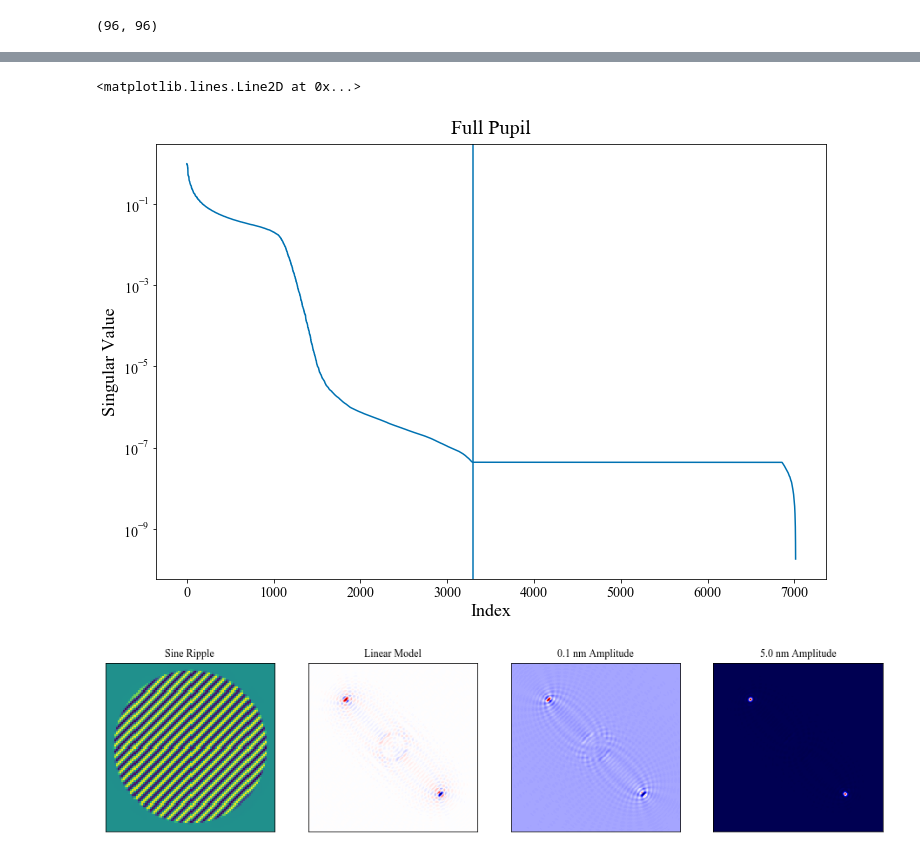
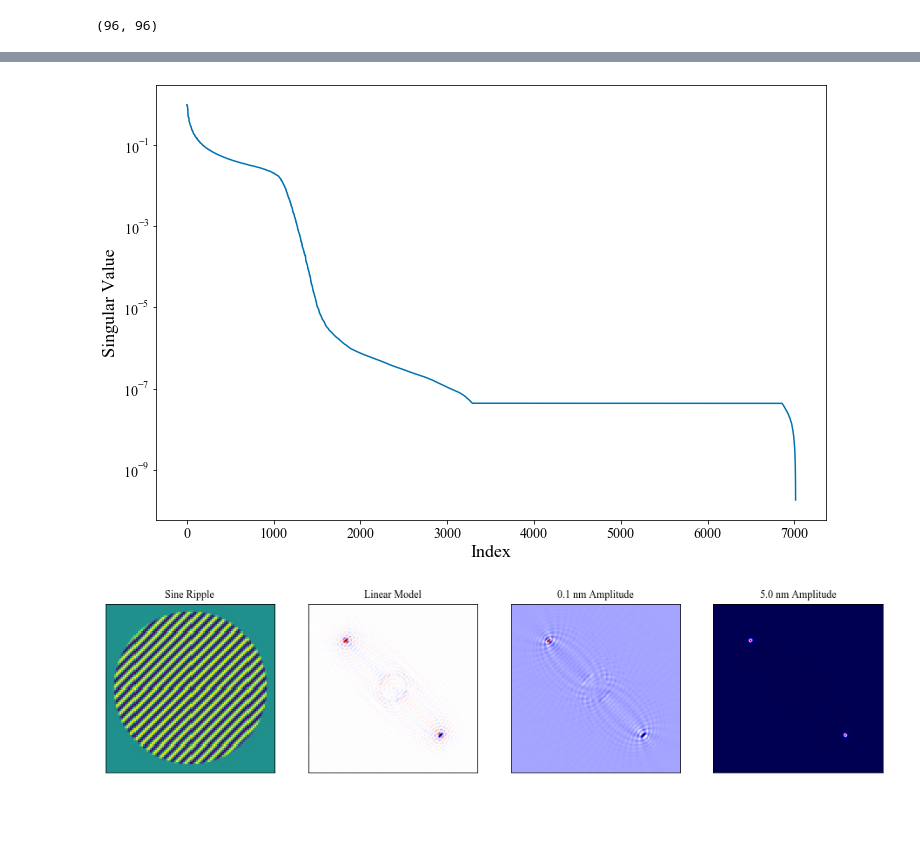
Before and after one commit to LouisDesdoigts/morphine, a Jupyter notebook: notebooks/morphine_coronagraph.ipynb, the cells around one changed output, grey strips where cells are left out. Drawn from its saved outputs; the diff is of its cells as text; code cells hidden in the pictures; blank space fills up the shorter version.

```diff
--- a/notebooks/morphine_coronagraph.ipynb
+++ b/notebooks/morphine_coronagraph.ipynb
@@ -168,7 +168,7 @@ WAVELENGTH = 1.0e-6 # meters
 PIXSCALE = 0.0525 # arcsec / pix
 FOV = 6 # arcsec
 NWAVES = 1.0
-NPIX = 64+32
+NPIX = 96
 D = RADIUS*2
 
 # Classical Lyot FPM, spot radius ~ 4 lam/D
@@ -317,17 +320,16 @@ Wall time: 2min 5s
 # %%
 fig = plt.figure(figsize=(12.0,8.0))
 plt.plot(s1/s1[0])
 plt.yscale('log')
 plt.ylabel('Singular Value')
 plt.xlabel('Index')
 # plt.title('Kernel Phase Singular Value Spectrum',fontsize=24,y=1.01)
-plt.title('Full Pupil',y=1.01,fontsize=20)
-plt.axvline(3300)
+# plt.title('Full Pupil',y=1.01,fontsize=20)
+# plt.axvline(3300)
 # plt.savefig('kerphi_singular.png',bbox_inches='tight')
-# plt.savefig('/Users/benjaminpope/code/anoroc/paper/kerphi_singular.pdf',bbox_inches='tight')
+plt.savefig('/Users/benjaminpope/code/morphine/paper/corona_singular.pdf',bbox_inches='tight')
 # %% [output]
-<matplotlib.lines.Line2D at 0x...>
-[figure, old version]
+[figure, new version]
 # %%
 from astropy.table import Table
 tab = Table({'S1':s1/s1[0]})
```
Also changed, not shown: parts of 4 cells of this notebook, 2 other files.
